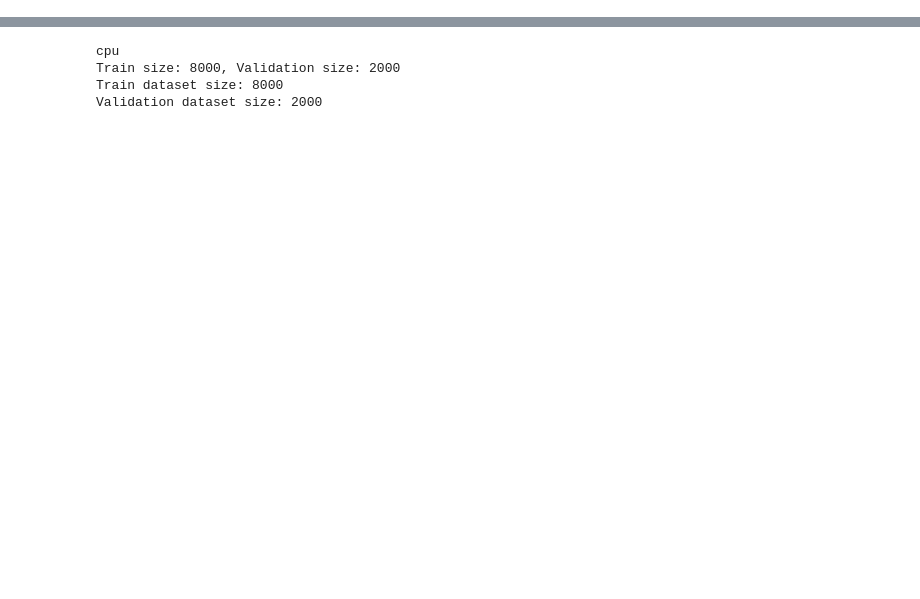
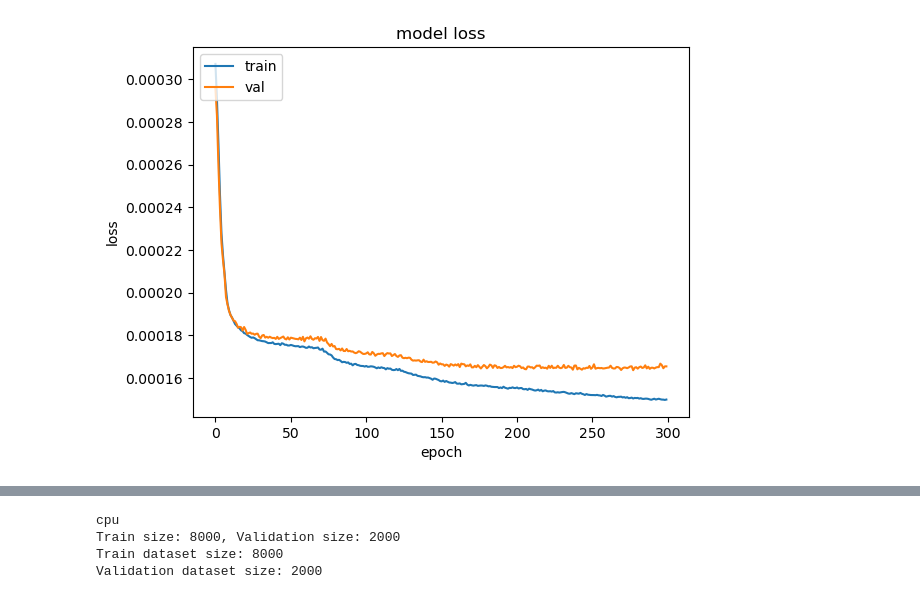
Before and after one commit to SeivenBell/Data_Science_and_Statistical_Learning_Projects, a Jupyter notebook: Final_Project/labeled_learning.ipynb, the cells around one changed output, grey strips where cells are left out. Drawn from its saved outputs; the diff is of its cells as text; code cells hidden in the pictures; blank space fills up the shorter version.

```diff
--- a/Final_Project/labeled_learning.ipynb
+++ b/Final_Project/labeled_learning.ipynb
@@ -0,0 +413,3 @@
+# %%
+#This model will recreate an image through compression and expansion of the data
+autoencoder.compile(optimizer='adam', loss='mean_squared_error')
@@ -0,0 +428,20 @@
+# %%
+#Converting the data to black and white pixels
+x_train = x_train.astype('float32') / 255.
+x_test = x_test.astype('float32') / 255.
+x_true = x_true.astype('float32') / 255.
+
+#Reshaping the input data to fit the form of each of our models above
+if model_type == 'convolution':
+    x_train = np.reshape(x_train, (len(x_train), 4, 25, 1))
+    x_test = np.reshape(x_test, (len(x_test), 4, 25, 1))
+    x_true = np.reshape(x_true, (len(x_true), 4, 25, 1))
+else:
+    x_train = x_train.reshape((len(x_train), np.prod(x_train.shape[1:])))
+    x_test = x_test.reshape((len(x_test), np.prod(x_test.shape[1:])))
+    x_true = x_true.reshape((len(x_true), np.prod(x_true.shape[1:])))
+
+#Returning model shapes
+print(x_train.shape)
+print(x_test.shape)
+print(x_true.shape)
@@ -0,0 +452,7 @@
+# %%
+history = autoencoder.fit(x_test, x_test,
+                epochs=300,
+                batch_size=16,
+                shuffle=True,
+                validation_data=(x_train, x_train),
+                callbacks=[TensorBoard(log_dir='/tmp/autoencoder')])
@@ -0,0 +477,11 @@
+# %%
+#Plotting the loss of the model over time
+plt.plot(history.history['loss'])
+plt.plot(history.history['val_loss'])
+plt.title('model loss')
+plt.ylabel('loss')
+plt.xlabel('epoch')
+plt.legend(['train', 'val'], loc='upper left')
+plt.show()
+# %% [output]
+[figure, added]
```
Also changed, not shown: parts of 54 cells of this notebook.
